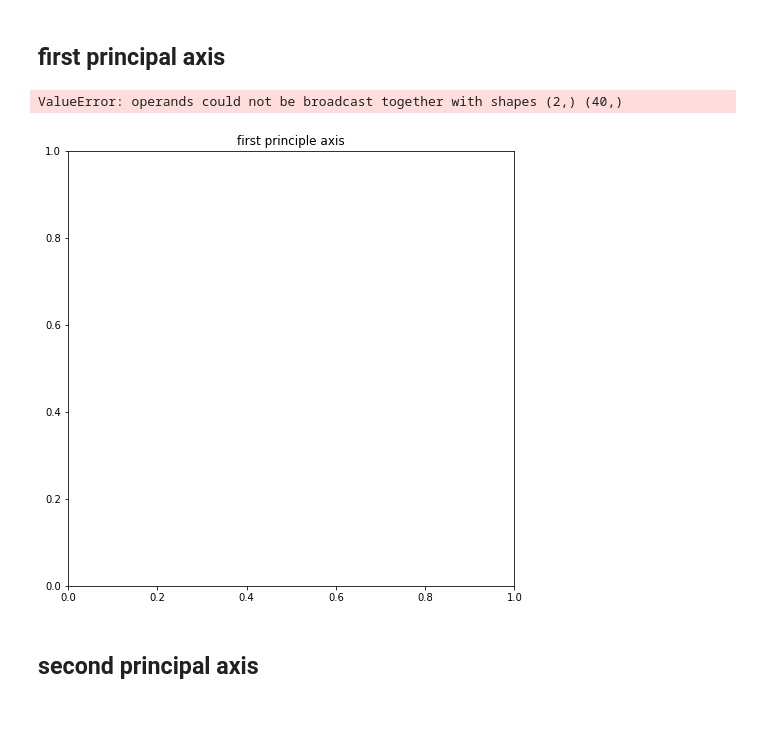
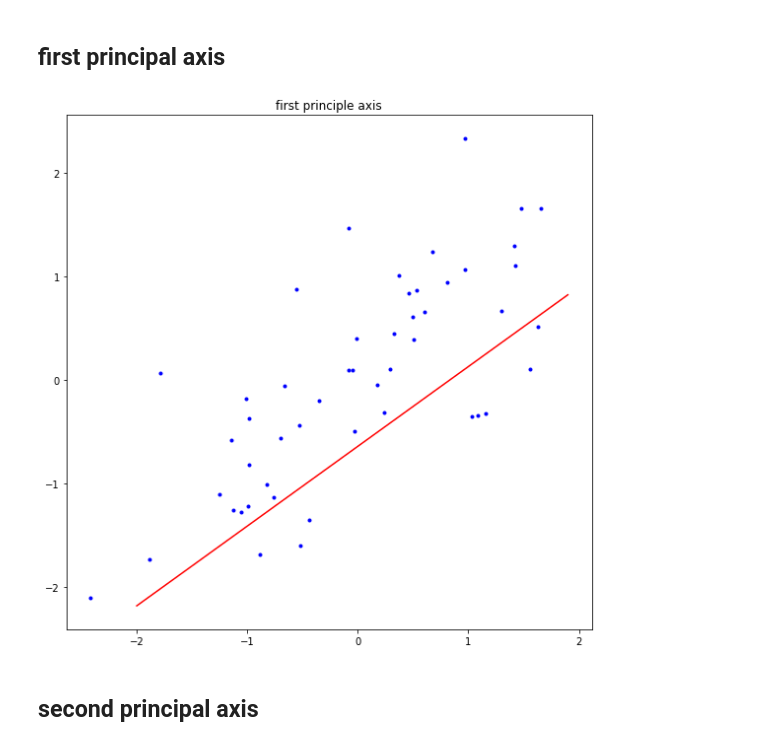
Before and after one commit to jjaen0823/assignment-machine-learning, a Jupyter notebook: hw12/assignment_12.ipynb, the cells around one changed output. Cells and saved outputs as stored; diff of their text form; code cells hidden in the pictures; blank space fills up the shorter version.

Commit message:
fixed plot_first_principal_axis

```diff
--- a/hw12/assignment_12.ipynb
+++ b/hw12/assignment_12.ipynb
@@ -150,33 +150,26 @@ plot_principal_directions(feature)
 # %% [markdown]
 ## first principal axis
 # %%
-def plot_first_principal_axis(feature):
+def plot_first_principal_axis(U_0):
 
     plt.figure(figsize=(8,8))
     plt.title('first principle axis')
     # ===================================================
     # fill up the blank
 
-#     X0  = np.arange(-2.5, 2, 1)
-#     Y0  = np.arange(-2, 3, 1)
-#     XX, YY = np.meshgrid(X0, Y0)
-#     Z = U[0]*XX + U[1]*YY
     XX = np.arange(-2, 2, 0.1);
-    YY = U[0]*XX + U[1];
-    plt.plot(XX, YY)
-#     plt.contour( colors='red')
-
+    YY = U_0[0]*XX + U_0[1];
+    plt.plot(XX, YY, color='red')
 
     plt.plot(x, y, '.', color = 'blue')
 
     # ===================================================
     plt.tight_layout()
     plt.show()
 
-plot_first_principal_axis(feature)
+plot_first_principal_axis(U[0])
 # %% [output]
-ValueError: operands could not be broadcast together with shapes (2,) (40,)
-[figure, old version]
+[figure, new version]
 # %% [markdown]
 ## second principal axis
 # %%
```
Also changed, not shown: parts of 1 cell of this notebook.
